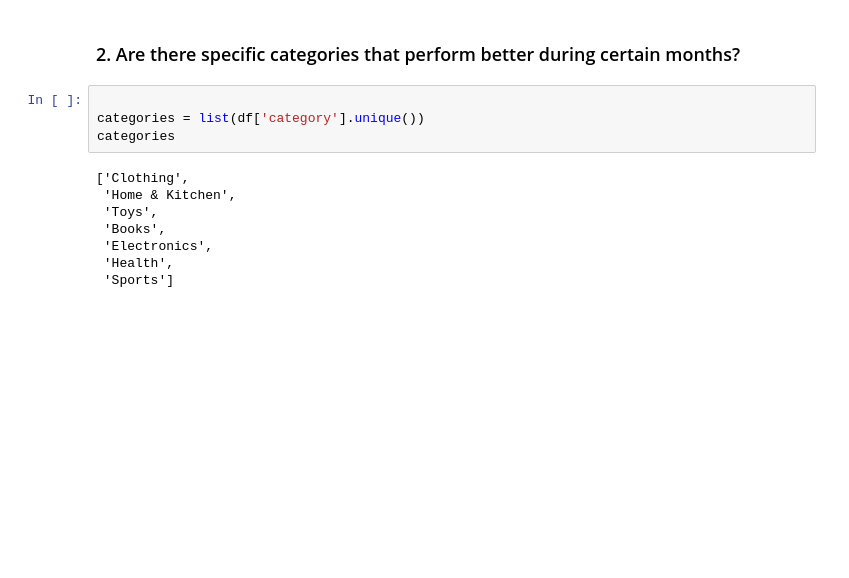
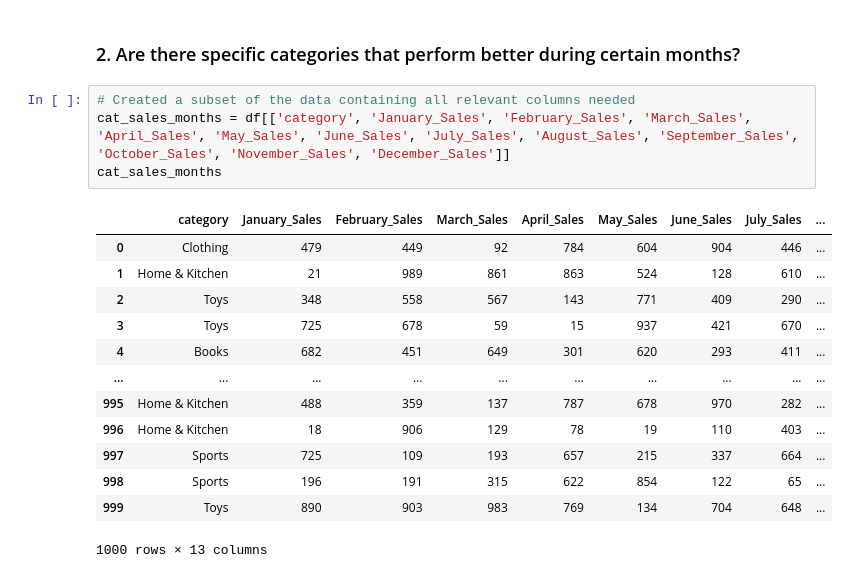
Before and after one commit to Willnguyen02/E-commerce-Sales-Analytics, a Jupyter notebook: Main.ipynb, the cells around one changed output. Drawn from its saved outputs; the diff is of its cells as text; blank space fills up the shorter version.

```diff
--- a/Main.ipynb
+++ b/Main.ipynb
@@ -495,15 +495,21 @@ dtype: object
 - Books had the lowest sales over the past year at $742,141
 # %% [markdown]
 ### 2. Are there specific categories that perform better during certain months?
-# %%
-
-categories = list(df['category'].unique())
-categories
-# %% [output]
-['Clothing',
- 'Home & Kitchen',
- 'Toys',
- 'Books',
- 'Electronics',
- 'Health',
- 'Sports']
+# %%
+# Created a subset of the data containing all relevant columns needed
+cat_sales_months = df[['category', 'January_Sales', 'February_Sales', 'March_Sales', 'April_Sales', 'May_Sales', 'June_Sales', 'July_Sales', 'August_Sales', 'September_Sales', 'October_Sales', 'November_Sales', 'December_Sales']]
+cat_sales_months
+# %% [output]
+|  | category | January_Sales | February_Sales | March_Sales | April_Sales | May_Sales | June_Sales | July_Sales | ... |
+| 0 | Clothing | 479 | 449 | 92 | 784 | 604 | 904 | 446 | ... |
+| 1 | Home & Kitchen | 21 | 989 | 861 | 863 | 524 | 128 | 610 | ... |
+| 2 | Toys | 348 | 558 | 567 | 143 | 771 | 409 | 290 | ... |
+| 3 | Toys | 725 | 678 | 59 | 15 | 937 | 421 | 670 | ... |
+| 4 | Books | 682 | 451 | 649 | 301 | 620 | 293 | 411 | ... |
+| ... | ... | ... | ... | ... | ... | ... | ... | ... | ... |
+| 995 | Home & Kitchen | 488 | 359 | 137 | 787 | 678 | 970 | 282 | ... |
+| 996 | Home & Kitchen | 18 | 906 | 129 | 78 | 19 | 110 | 403 | ... |
+| 997 | Sports | 725 | 109 | 193 | 657 | 215 | 337 | 664 | ... |
+| 998 | Sports | 196 | 191 | 315 | 622 | 854 | 122 | 65 | ... |
+| 999 | Toys | 890 | 903 | 983 | 769 | 134 | 704 | 648 | ... |
+1000 rows × 13 columns
```
Also changed, not shown: parts of 10 cells of this notebook.
